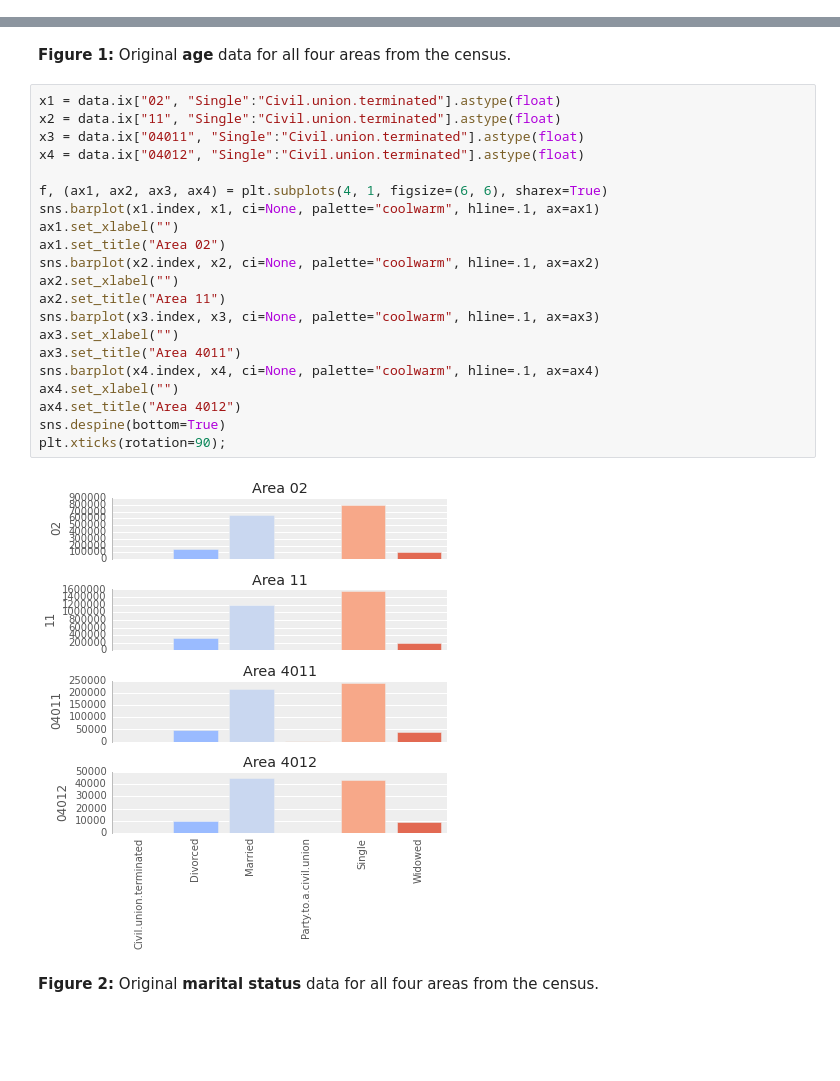
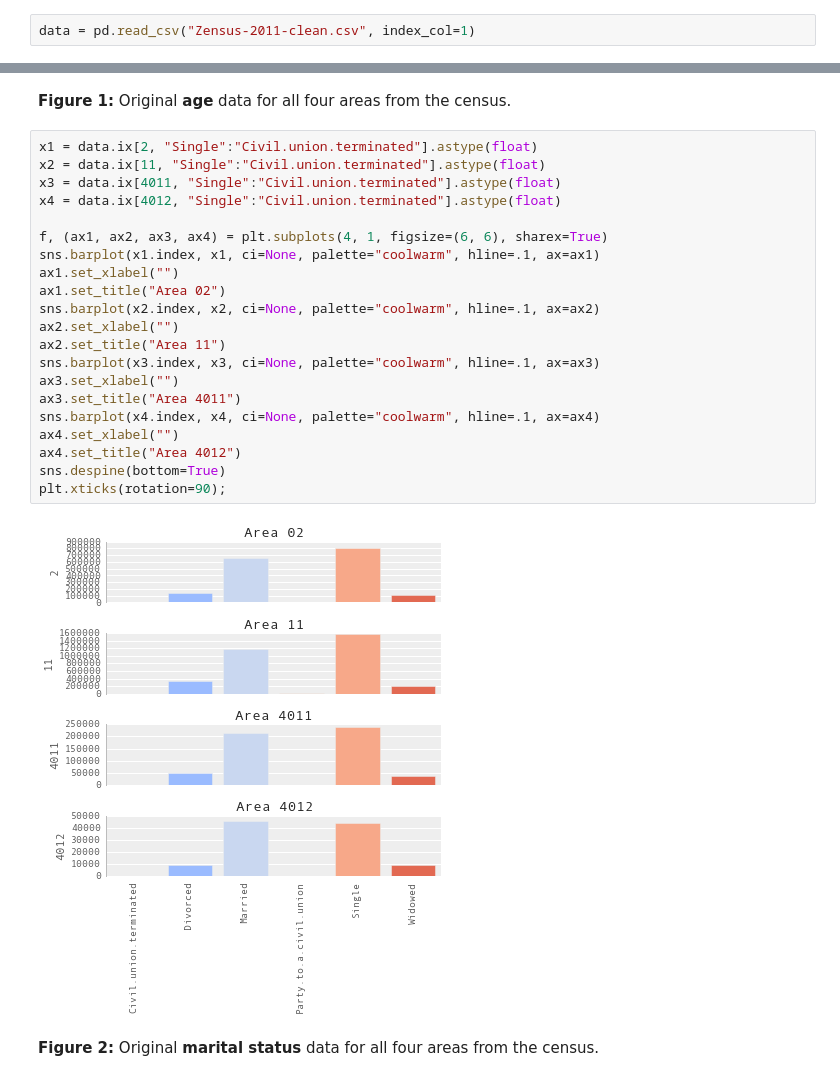
Before and after one commit to emunozh/gregwt-performance, a Jupyter notebook: Optimal selection of constrain categories.ipynb, the cells around one changed output, grey strips where cells are left out. Saved outputs shown, nothing was run; the diff lists cells and outputs as text; blank space fills up the shorter version.

```diff
--- a/Optimal selection of constrain categories.ipynb
+++ b/Optimal selection of constrain categories.ipynb
@@ -123,0 +90,2 @@ data = data.T
+# %%
+data = pd.read_csv("Zensus-2011-clean.csv", index_col=1)
@@ -158,28 +129,28 @@ plt.xticks(rotation=90);
 # %% [markdown]
 **Figure 1:** Original **age** data for all four areas from the census.
 # %%
-x1 = data.ix["02", "Single":"Civil.union.terminated"].astype(float)
-x2 = data.ix["11", "Single":"Civil.union.terminated"].astype(float)
-x3 = data.ix["04011", "Single":"Civil.union.terminated"].astype(float)
-x4 = data.ix["04012", "Single":"Civil.union.terminated"].astype(float)
+x1 = data.ix[2, "Single":"Civil.union.terminated"].astype(float)
+x2 = data.ix[11, "Single":"Civil.union.terminated"].astype(float)
+x3 = data.ix[4011, "Single":"Civil.union.terminated"].astype(float)
+x4 = data.ix[4012, "Single":"Civil.union.terminated"].astype(float)
 
 f, (ax1, ax2, ax3, ax4) = plt.subplots(4, 1, figsize=(6, 6), sharex=True)
 sns.barplot(x1.index, x1, ci=None, palette="coolwarm", hline=.1, ax=ax1)
 ax1.set_xlabel("")
 ax1.set_title("Area 02")
 sns.barplot(x2.index, x2, ci=None, palette="coolwarm", hline=.1, ax=ax2)
 ax2.set_xlabel("")
 ax2.set_title("Area 11")
 sns.barplot(x3.index, x3, ci=None, palette="coolwarm", hline=.1, ax=ax3)
 ax3.set_xlabel("")
 ax3.set_title("Area 4011")
 sns.barplot(x4.index, x4, ci=None, palette="coolwarm", hline=.1, ax=ax4)
 ax4.set_xlabel("")
 ax4.set_title("Area 4012")
 sns.despine(bottom=True)
 plt.xticks(rotation=90);
 # %% [output]
-[figure, old version]
+[figure, new version]
 # %% [markdown]
 **Figure 2:** Original **marital status** data for all four areas from the census.
 # %%
```
Also changed, not shown: parts of 43 cells of this notebook, 1 other file.
